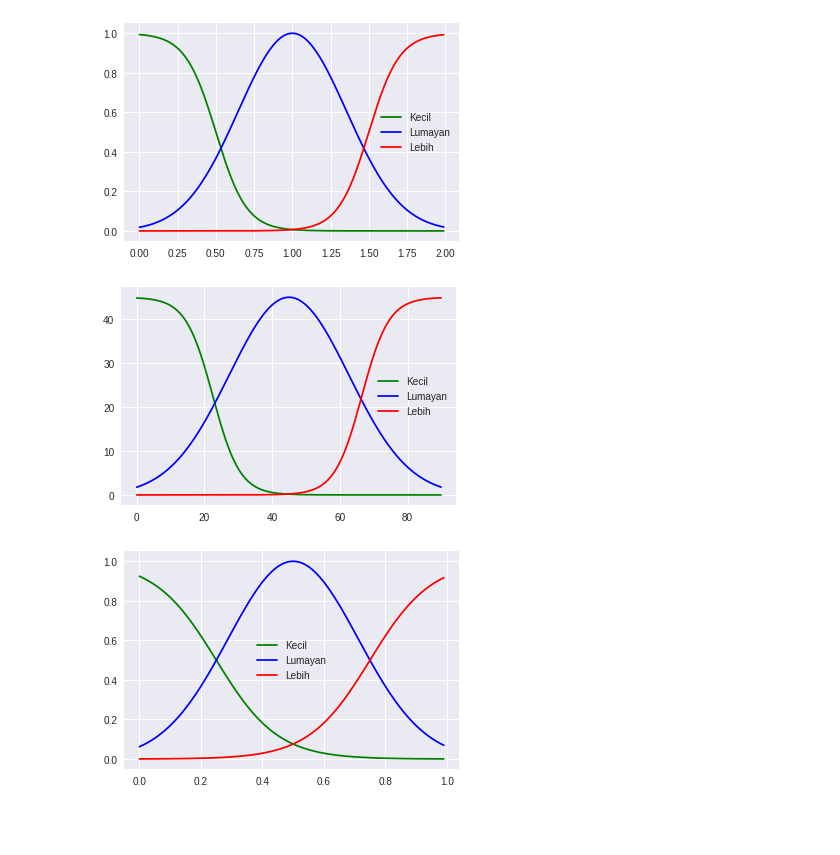
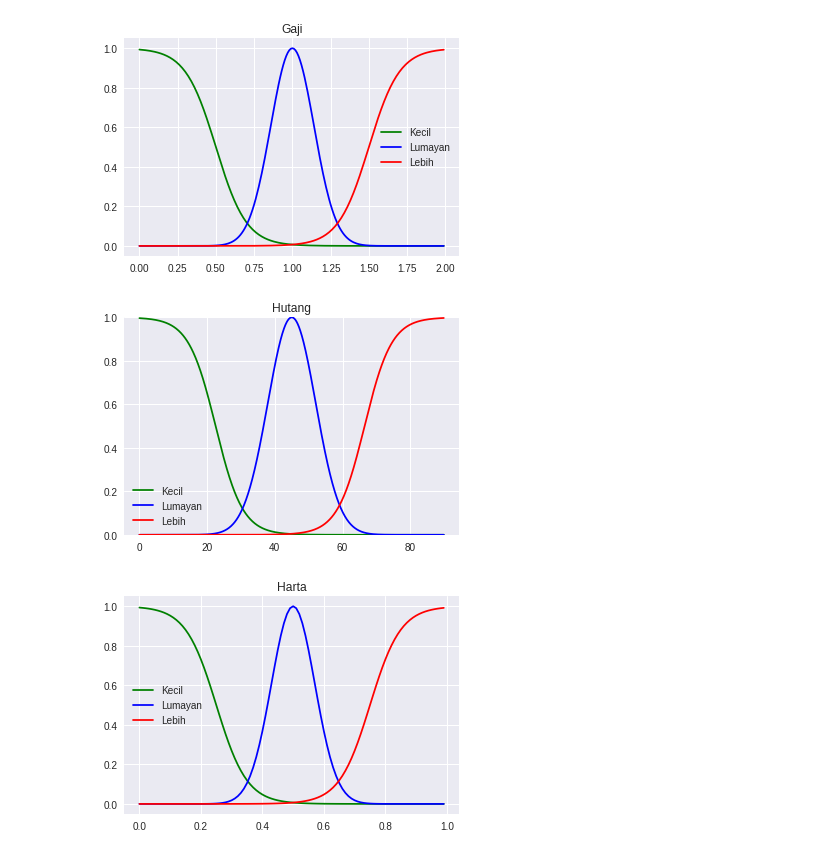
Before and after one commit to rizkiar00/Fuzzy-Logic, a Jupyter notebook: Fuzzy_Logic.ipynb, the cells around one changed output. Cells and saved outputs as stored; diff of their text form; code cells hidden in the pictures; blank space fills up the shorter version.

```diff
--- a/Fuzzy_Logic.ipynb
+++ b/Fuzzy_Logic.ipynb
@@ -8,29 +12,30 @@ import matplotlib.pyplot as plt;
 # %%
-def pendapatan_kecil(x):
+def gaji_kecil(x):
     L=1 #tinggi maks
     k=10 #seberapa belok
     a=0.5 #titik tengah
     return L/(1+np.exp(-k*(-x+a)))
 
-def pendapatan_lumayan(x):
+def gaji_lumayan(x):
     a=1 #titik tengah
-    w=0.5 #lebar
+    w=0.2 #lebar
     return np.exp(-((x-a)/w)**2)
 
-def pendapatan_lebih(x):
+def gaji_lebih(x):
     L=1 #tinggi maks
     k=10 #seberapa belok
     a=1.5 #titik tengah
     return L/(1+np.exp(-k*(x-a)))
 # %%
 volume = np.arange(0,2, 0.01)
-plt.plot(volume, pendapatan_kecil(volume), color='green', label='Kecil')
-plt.plot(volume, pendapatan_lumayan(volume), color='blue', label='Lumayan')
-plt.plot(volume, pendapatan_lebih(volume), color='red', label='Lebih')
+plt.plot(volume, gaji_kecil(volume), color='green', label='Kecil')
+plt.plot(volume, gaji_lumayan(volume), color='blue', label='Lumayan')
+plt.plot(volume, gaji_lebih(volume), color='red', label='Lebih')
 
 plt.legend()
+plt.title('Gaji')
 plt.show()
 # %% [output]
-[figure, old version]
+[figure, new version]
 # %%
 def hutang_kecil(x):
@@ -57,7 +62,9 @@ plt.plot(volume, hutang_lumayan(volume), color='blue', label='Lumayan')
 plt.plot(volume, hutang_lebih(volume), color='red', label='Lebih')
 
 plt.legend()
+plt.ylim(0, 1)
+plt.title('Hutang')
 plt.show()
 # %% [output]
-[figure, old version]
+[figure, new version]
 # %%
@@ -80,11 +87,12 @@ def kelayakan_lebih(x):
     return L/(1+np.exp(-k*(x-a)))
 # %%
 volume = np.arange(0,1, 0.01)
-plt.plot(volume, kelayakan_kecil(volume), color='green', label='Kecil')
-plt.plot(volume, kelayakan_lumayan(volume), color='blue', label='Lumayan')
-plt.plot(volume, kelayakan_lebih(volume), color='red', label='Lebih')
+plt.plot(volume, harta_kecil(volume), color='green', label='Kecil')
+plt.plot(volume, harta_lumayan(volume), color='blue', label='Lumayan')
+plt.plot(volume, harta_lebih(volume), color='red', label='Lebih')
 
 plt.legend()
+plt.title('Harta')
 plt.show()
 # %% [output]
-[figure, old version]
+[figure, new version]
```
Also changed, not shown: parts of 10 cells of this notebook.
